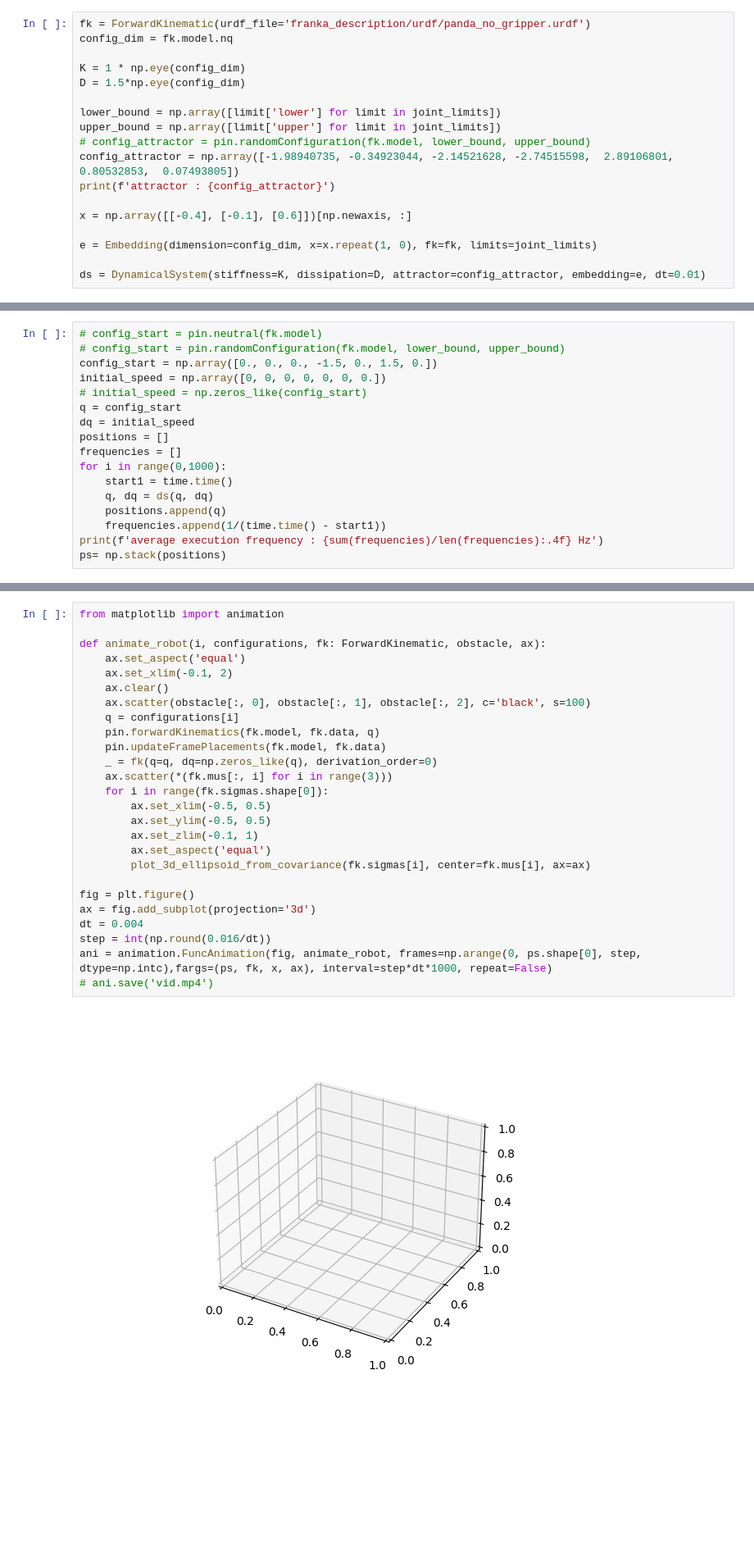
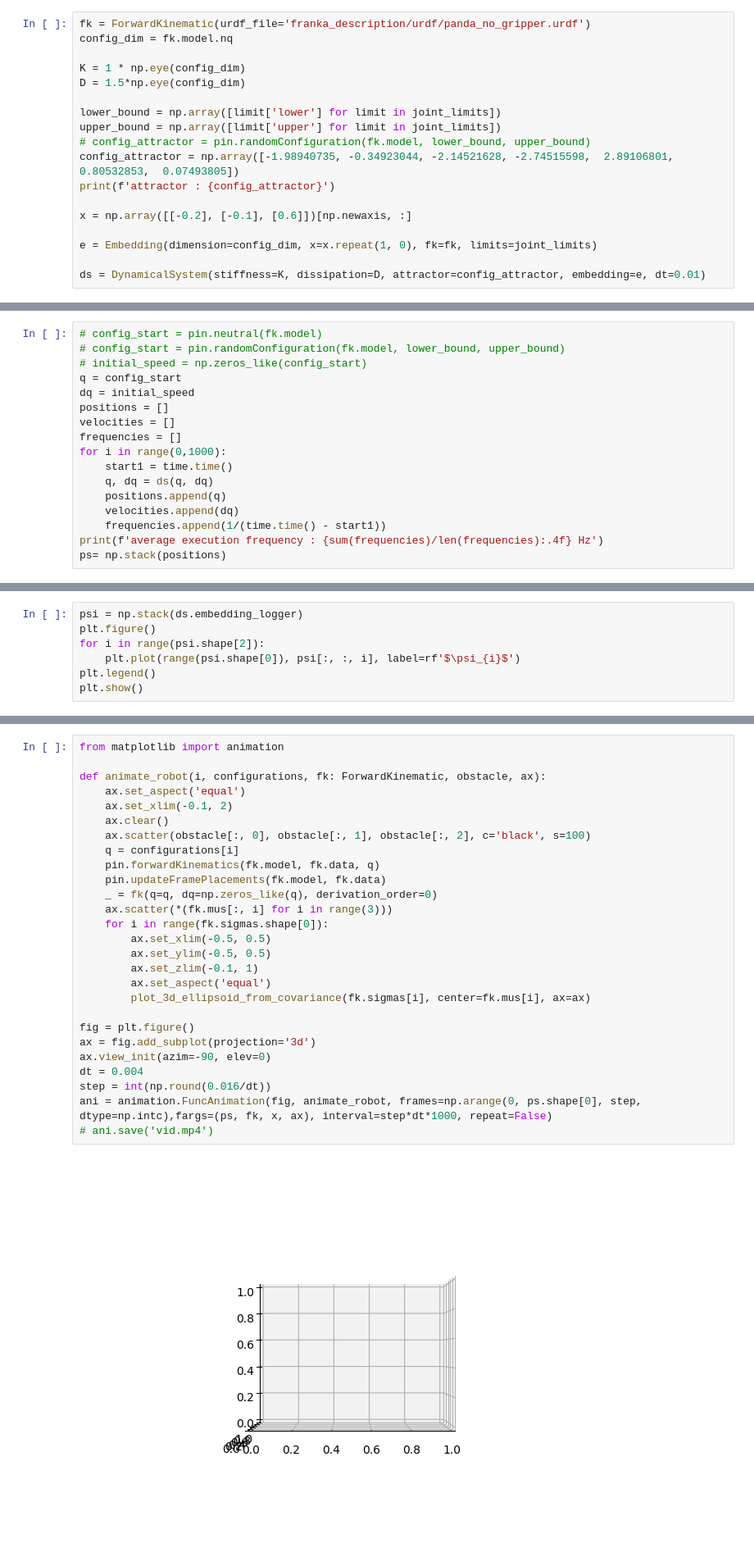
Before and after one commit to Bbosc/GDSOA, a Jupyter notebook: main_franka.ipynb, the cells around one changed output, grey strips where cells are left out. Shown at 82% size. Saved outputs shown, nothing was run; the diff lists cells and outputs as text; blank space fills up the shorter version.

```diff
--- a/main_franka.ipynb
+++ b/main_franka.ipynb
@@ -21,7 +22,7 @@ upper_bound = np.array([limit['upper'] for limit in joint_limits])
 config_attractor = np.array([-1.98940735, -0.34923044, -2.14521628, -2.74515598,  2.89106801, 0.80532853,  0.07493805])
 print(f'attractor : {config_attractor}')
 
-x = np.array([[-0.4], [-0.1], [0.6]])[np.newaxis, :]
+x = np.array([[-0.2], [-0.1], [0.6]])[np.newaxis, :]
 
 e = Embedding(dimension=config_dim, x=x.repeat(1, 0), fk=fk, limits=joint_limits)
 
@@ -32,17 +49,17 @@ attractor : [-1.98940735 -0.34923044 -2.14521628 -2.74515598  2.89106801  0.8053
 # %%
 # config_start = pin.neutral(fk.model)
 # config_start = pin.randomConfiguration(fk.model, lower_bound, upper_bound)
-config_start = np.array([0., 0., 0., -1.5, 0., 1.5, 0.])
-initial_speed = np.array([0, 0, 0, 0, 0, 0, 0.])
 # initial_speed = np.zeros_like(config_start)
 q = config_start
 dq = initial_speed
 positions = []
+velocities = []
 frequencies = []
 for i in range(0,1000):
     start1 = time.time()
     q, dq = ds(q, dq)
     positions.append(q)
+    velocities.append(dq)
     frequencies.append(1/(time.time() - start1))
 print(f'average execution frequency : {sum(frequencies)/len(frequencies):.4f} Hz')
 ps= np.stack(positions)
@@ -184,0 +137,7 @@ plt.show()
+# %%
+psi = np.stack(ds.embedding_logger)
+plt.figure()
+for i in range(psi.shape[2]):
+    plt.plot(range(psi.shape[0]), psi[:, :, i], label=rf'$\psi_{i}$')
+plt.legend()
+plt.show()
@@ -205,28 +160,29 @@ plt.show()
 # %%
 from matplotlib import animation
 
 def animate_robot(i, configurations, fk: ForwardKinematic, obstacle, ax):
     ax.set_aspect('equal')
     ax.set_xlim(-0.1, 2)
     ax.clear()
     ax.scatter(obstacle[:, 0], obstacle[:, 1], obstacle[:, 2], c='black', s=100)
     q = configurations[i]
     pin.forwardKinematics(fk.model, fk.data, q)
     pin.updateFramePlacements(fk.model, fk.data)
     _ = fk(q=q, dq=np.zeros_like(q), derivation_order=0)
     ax.scatter(*(fk.mus[:, i] for i in range(3)))
     for i in range(fk.sigmas.shape[0]):
         ax.set_xlim(-0.5, 0.5)
         ax.set_ylim(-0.5, 0.5)
         ax.set_zlim(-0.1, 1)
         ax.set_aspect('equal')
         plot_3d_ellipsoid_from_covariance(fk.sigmas[i], center=fk.mus[i], ax=ax)
 
 fig = plt.figure()
 ax = fig.add_subplot(projection='3d')
+ax.view_init(azim=-90, elev=0)
 dt = 0.004
 step = int(np.round(0.016/dt))
 ani = animation.FuncAnimation(fig, animate_robot, frames=np.arange(0, ps.shape[0], step, dtype=np.intc),fargs=(ps, fk, x, ax), interval=step*dt*1000, repeat=False)
 # ani.save('vid.mp4')
 # %% [output]
-[figure, old version]
+[figure, new version]
```
Also changed, not shown: parts of 11 cells of this notebook, 3 other files.
